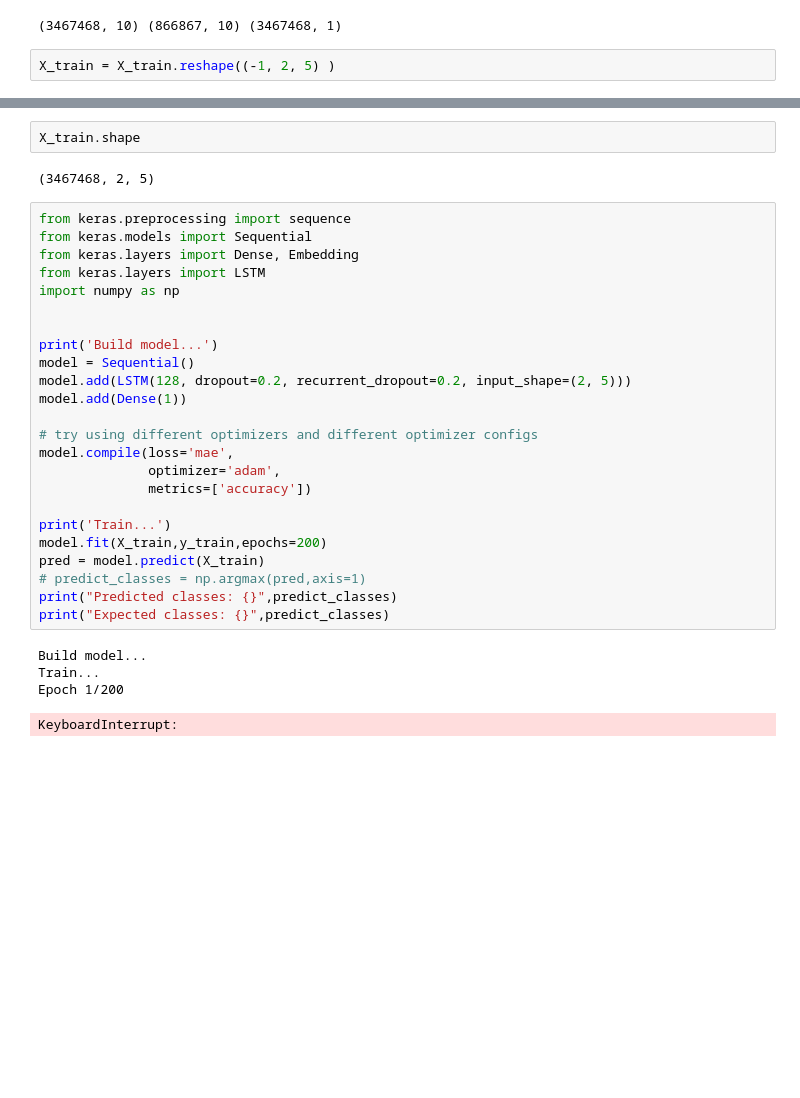
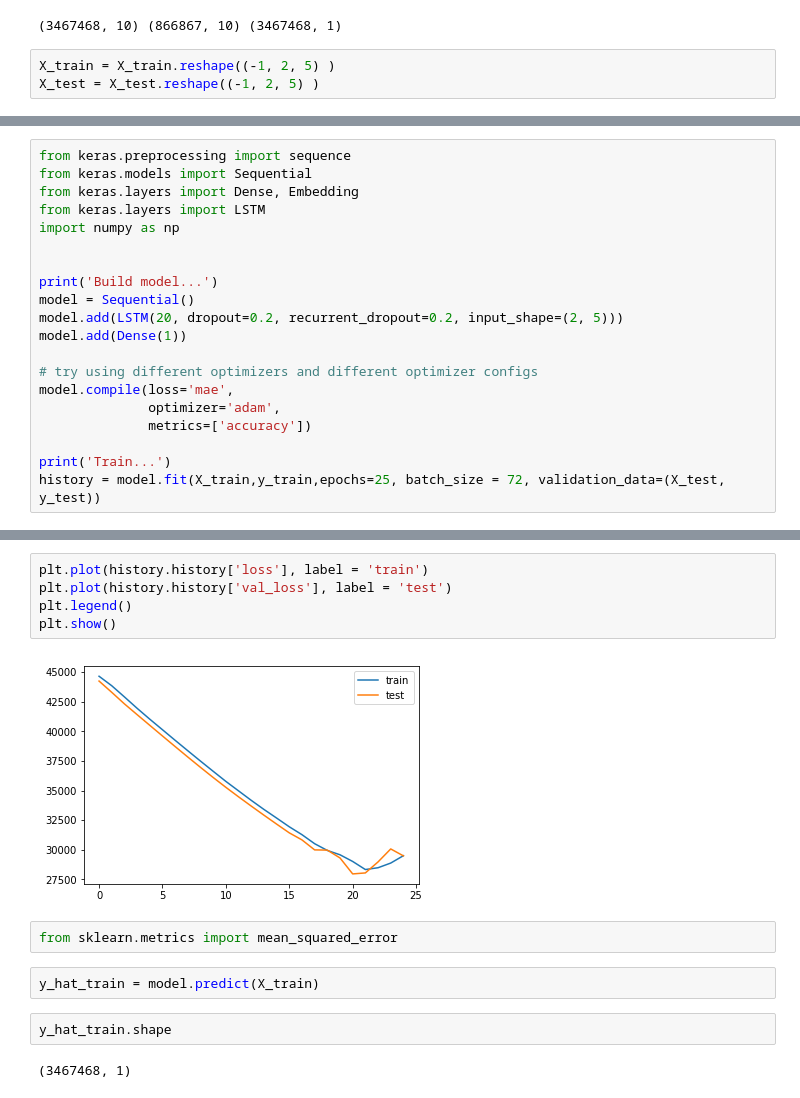
Before and after one commit to pattern-recogniser/pedestrian-trajectory-predictor, a Jupyter notebook: Data understanding and exploration.ipynb, the cells around one changed output, grey strips where cells are left out. Cells and saved outputs as stored; diff of their text form; blank space fills up the shorter version.

```diff
--- a/Data understanding and exploration.ipynb
+++ b/Data understanding and exploration.ipynb
@@ -258,3 +216,4 @@ y_test = np.array(y_test)
 (3467468, 10) (866867, 10) (3467468, 1)
 # %%
 X_train = X_train.reshape((-1, 2, 5) )
+X_test = X_test.reshape((-1, 2, 5) )
@@ -260,0 +224,20 @@ X_train = X_train.reshape((-1, 2, 5) )
+# %%
+from keras.preprocessing import sequence
+from keras.models import Sequential
+from keras.layers import Dense, Embedding
+from keras.layers import LSTM
+import numpy as np
+
+
+print('Build model...')
+model = Sequential()
+model.add(LSTM(20, dropout=0.2, recurrent_dropout=0.2, input_shape=(2, 5)))
+model.add(Dense(1))
+
+# try using different optimizers and different optimizer configs
+model.compile(loss='mae',
+              optimizer='adam',
+              metrics=['accuracy'])
+
+print('Train...')
+history = model.fit(X_train,y_train,epochs=25, batch_size = 72, validation_data=(X_test, y_test))
@@ -261,33 +277,15 @@ X_train = X_train.reshape((-1, 2, 5) )
+# %%
+plt.plot(history.history['loss'], label = 'train')
+plt.plot(history.history['val_loss'], label = 'test')
+plt.legend()
+plt.show()
+# %% [output]
+[figure, added]
+# %%
+from sklearn.metrics import mean_squared_error
+# %%
+y_hat_train = model.predict(X_train)
 # %%
-X_train.shape
+y_hat_train.shape
 # %% [output]
-(3467468, 2, 5)
+(3467468, 1)
-# %%
-from keras.preprocessing import sequence
-from keras.models import Sequential
-from keras.layers import Dense, Embedding
-from keras.layers import LSTM
-import numpy as np
-
-
-print('Build model...')
-model = Sequential()
-model.add(LSTM(128, dropout=0.2, recurrent_dropout=0.2, input_shape=(2, 5)))
-model.add(Dense(1))
-
-# try using different optimizers and different optimizer configs
-model.compile(loss='mae',
-              optimizer='adam',
-              metrics=['accuracy'])
-
-print('Train...')
-model.fit(X_train,y_train,epochs=200)
-pred = model.predict(X_train)
-# predict_classes = np.argmax(pred,axis=1)
-print("Predicted classes: {}",predict_classes)
-print("Expected classes: {}",predict_classes)
-# %% [output]
-Build model...
-Train...
-Epoch 1/200
-KeyboardInterrupt:
```
Also changed, not shown: parts of 22 cells of this notebook.
